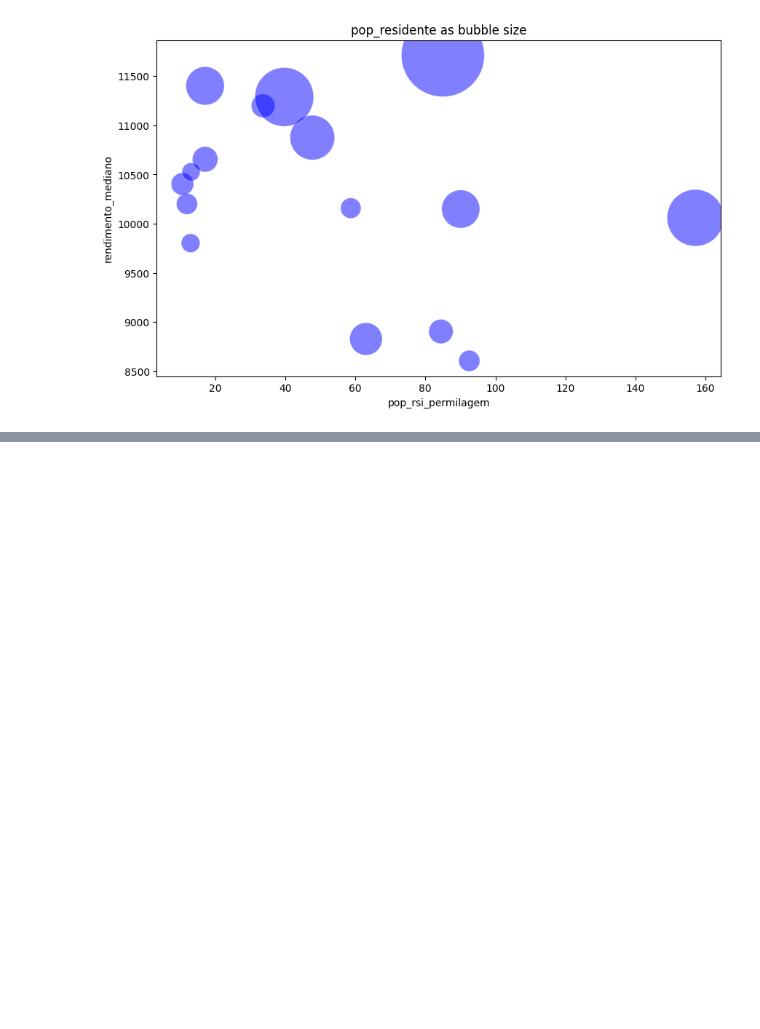
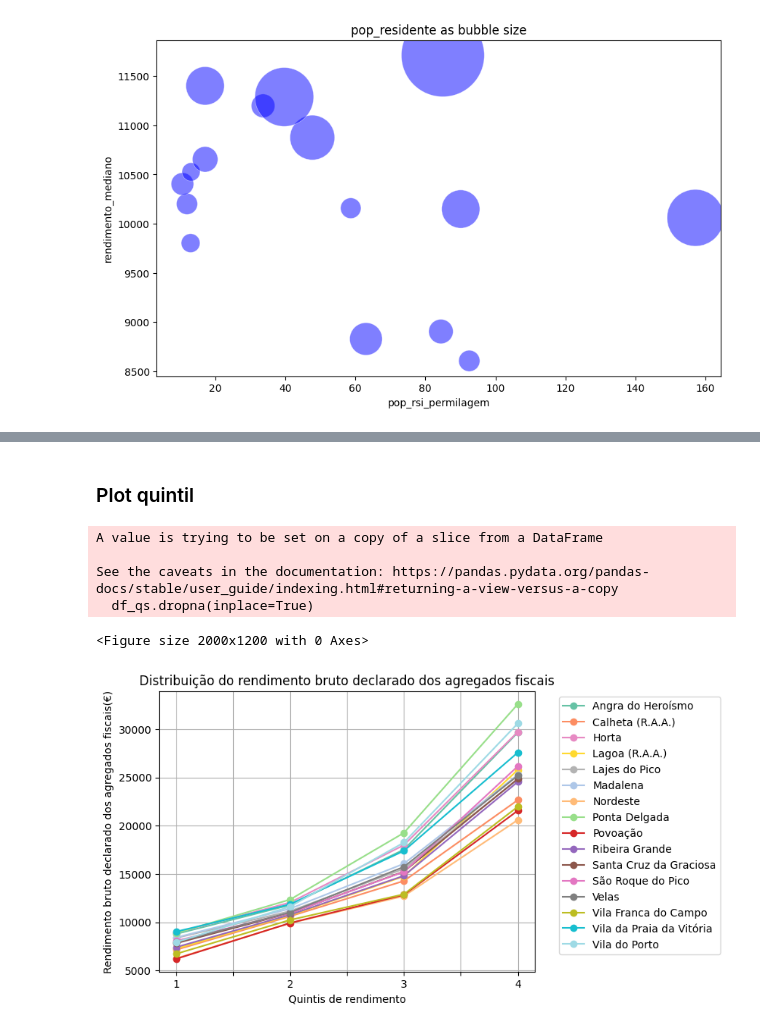
Before and after one commit to fmesqg/ine, a Jupyter notebook: ine_api_showcase.ipynb, the cells around one changed output, grey strips where cells are left out. Saved outputs shown, nothing was run; the diff lists cells and outputs as text; code cells hidden in the pictures; blank space fills up the shorter version.

Commit message:
Add Quintil data/plot

```diff
--- a/ine_api_showcase.ipynb
+++ b/ine_api_showcase.ipynb
@@ -219,0 +222,7 @@ Text(0.5, 1.0, 'pop_residente as bubble size')
+# %%
+quintil_cod = "0012714"
+temporal_quintis = "S7A2022"
+query_quintil = f"{query_indicador_base}&varcd={quintil_cod}&Dim1={temporal_quintis}&Dim2={SPATIAL}&lang={LANG}"
+query_quintil = requests.get(query_quintil)
+df_quintil = pd.json_normalize(query_quintil.json()[0]["Dados"]["2022"])
+df_quintil
@@ -219,0 +243,33 @@ Text(0.5, 1.0, 'pop_residente as bubble size')
+# %% [markdown]
+### Plot quintil
+# %%
+import pandas as pd
+import matplotlib.pyplot as plt
+import matplotlib.cm as cm
+from matplotlib.colors import ListedColormap
+
+df_quintil['valor'] = pd.to_numeric(df_quintil['valor'], errors='coerce')
+df_quintil = df_quintil[['geocod','dim_3', 'valor', 'geodsg']]
+df_qs = df_quintil[df_quintil['geocod'].apply(len) == 7]# Nivel Municipal
+df_qs.dropna(inplace=True)
+pivot_df = df_qs.pivot(index='dim_3', columns='geodsg', values='valor')
+colors_tab20 = plt.get_cmap('tab20').colors
+colors_tab10 = plt.get_cmap('Set2').colors
+colors = colors_tab10 + colors_tab20
+
+cmap = ListedColormap(colors)
+plt.figure(figsize=(20,12))  # Set width and height in inches
+pivot_df.plot(marker='o', cmap=cmap)
+plt.xlabel('Quintis de rendimento')
+plt.ylabel('Rendimento bruto declarado dos agregados fiscais(€)')
+plt.title('Distribuição do rendimento bruto declarado dos agregados fiscais')
+plt.grid(True)
+plt.legend(bbox_to_anchor=(1.05, 1), loc='upper left')
+plt.show()
+# %% [output]
+A value is trying to be set on a copy of a slice from a DataFrame
+
+See the caveats in the documentation: https://pandas.pydata.org/pandas-docs/stable/user_guide/indexing.html#returning-a-view-versus-a-copy
+  df_qs.dropna(inplace=True)
+<Figure size 2000x1200 with 0 Axes>
+[figure, added]
```
Also changed, not shown: parts of 2 cells of this notebook, 1 other file.
